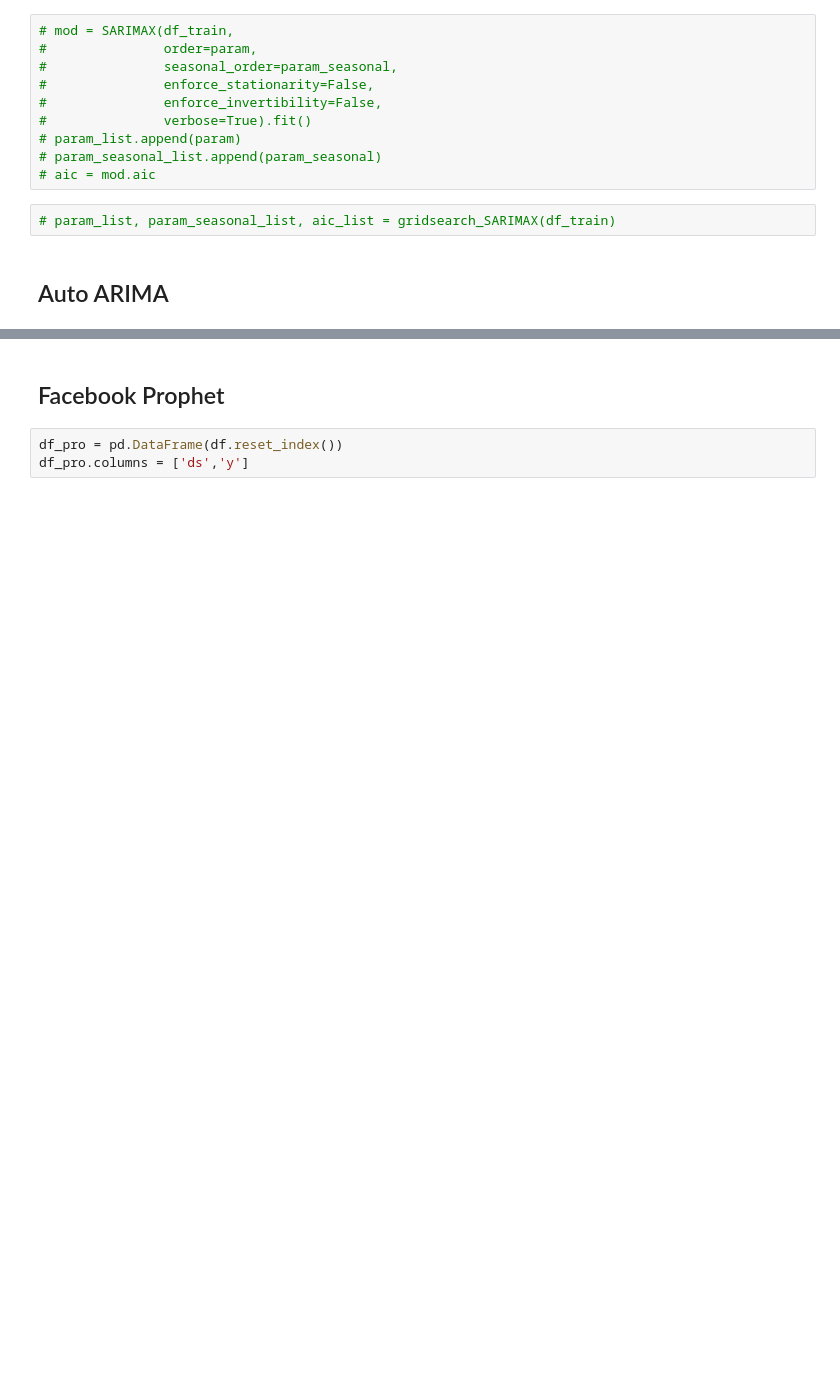
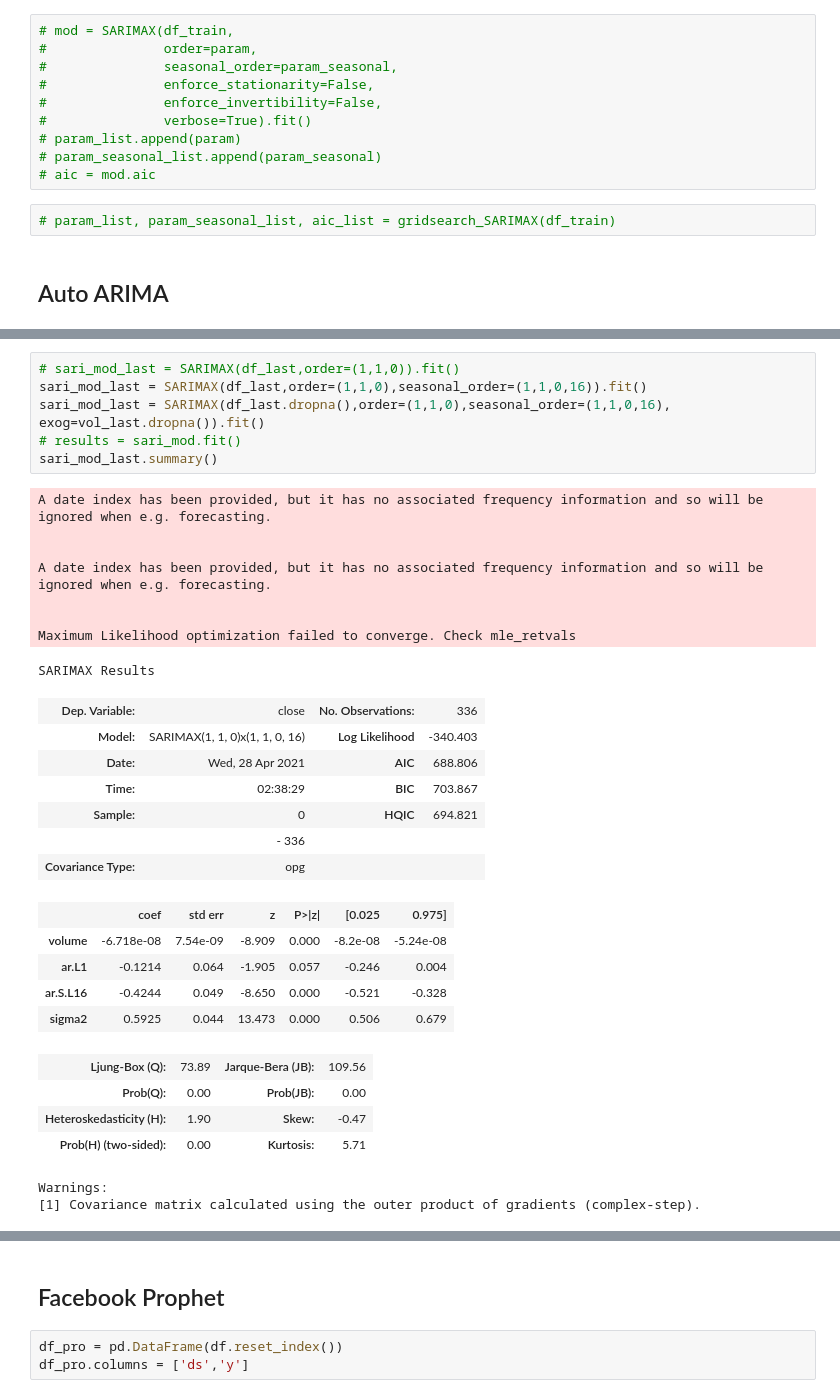
Before and after one commit to eggrollofchaos/i_spy_etf_price_predictions, a Jupyter notebook: crisp_dm_process/spy_eda.ipynb, the cells around one changed output, grey strips where cells are left out. Drawn from its saved outputs; the diff is of its cells as text; blank space fills up the shorter version.

```diff
--- a/code/spy_eda.ipynb
+++ b/crisp_dm_process/spy_eda.ipynb
@@ -349,0 +608,33 @@ KeyboardInterrupt:
+# %%
+# sari_mod_last = SARIMAX(df_last,order=(1,1,0)).fit()
+sari_mod_last = SARIMAX(df_last,order=(1,1,0),seasonal_order=(1,1,0,16)).fit()
+sari_mod_last = SARIMAX(df_last.dropna(),order=(1,1,0),seasonal_order=(1,1,0,16), exog=vol_last.dropna()).fit()
+# results = sari_mod.fit()
+sari_mod_last.summary()
+# %% [output]
+A date index has been provided, but it has no associated frequency information and so will be ignored when e.g. forecasting.
+
+
+A date index has been provided, but it has no associated frequency information and so will be ignored when e.g. forecasting.
+
+
+Maximum Likelihood optimization failed to converge. Check mle_retvals
+SARIMAX Results
+| Dep. Variable: | close | No. Observations: | 336 |
+| Model: | SARIMAX(1, 1, 0)x(1, 1, 0, 16) | Log Likelihood | -340.403 |
+| Date: | Wed, 28 Apr 2021 | AIC | 688.806 |
+| Time: | 02:38:29 | BIC | 703.867 |
+| Sample: | 0 | HQIC | 694.821 |
+|  | - 336 |  |  |
+| Covariance Type: | opg |  |  |
+|  | coef | std err | z | P>|z| | [0.025 | 0.975] |
+| volume | -6.718e-08 | 7.54e-09 | -8.909 | 0.000 | -8.2e-08 | -5.24e-08 |
+| ar.L1 | -0.1214 | 0.064 | -1.905 | 0.057 | -0.246 | 0.004 |
+| ar.S.L16 | -0.4244 | 0.049 | -8.650 | 0.000 | -0.521 | -0.328 |
+| sigma2 | 0.5925 | 0.044 | 13.473 | 0.000 | 0.506 | 0.679 |
+| Ljung-Box (Q): | 73.89 | Jarque-Bera (JB): | 109.56 |
+| Prob(Q): | 0.00 | Prob(JB): | 0.00 |
+| Heteroskedasticity (H): | 1.90 | Skew: | -0.47 |
+| Prob(H) (two-sided): | 0.00 | Kurtosis: | 5.71 |
+Warnings:
+[1] Covariance matrix calculated using the outer product of gradients (complex-step).
```
Also changed, not shown: parts of 54 cells of this notebook, 8 other files.
